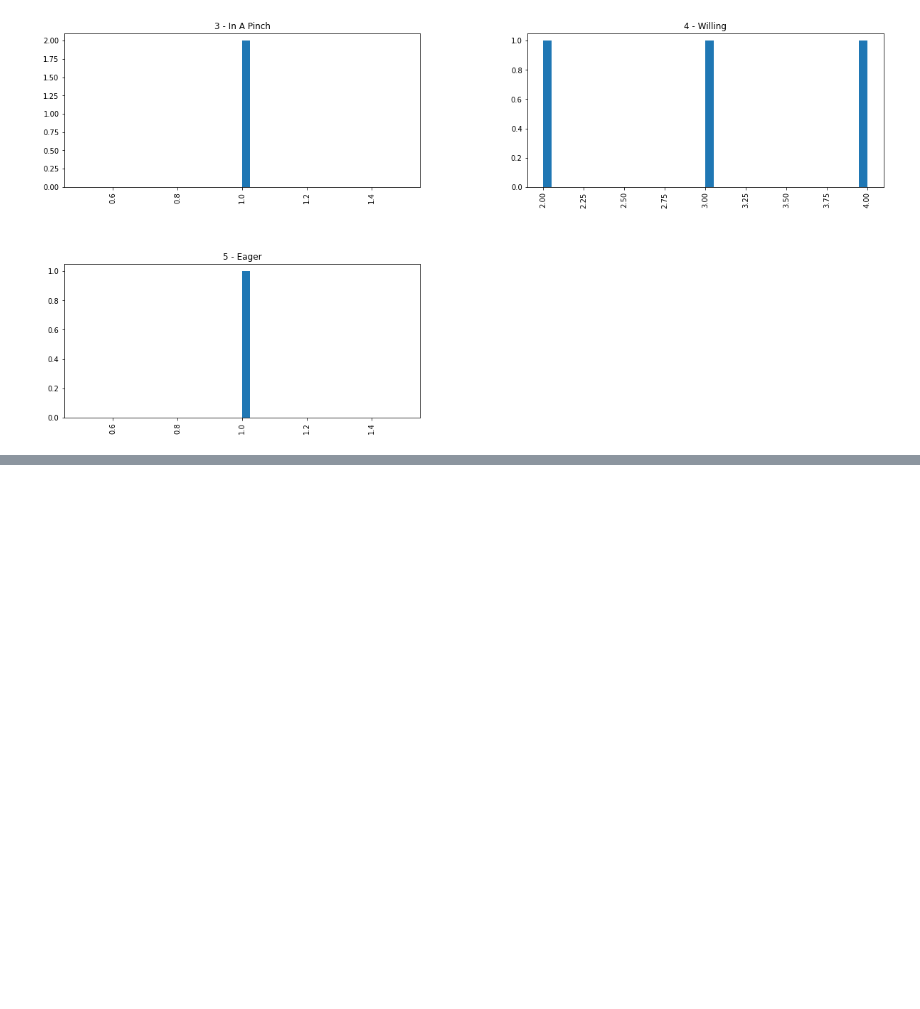
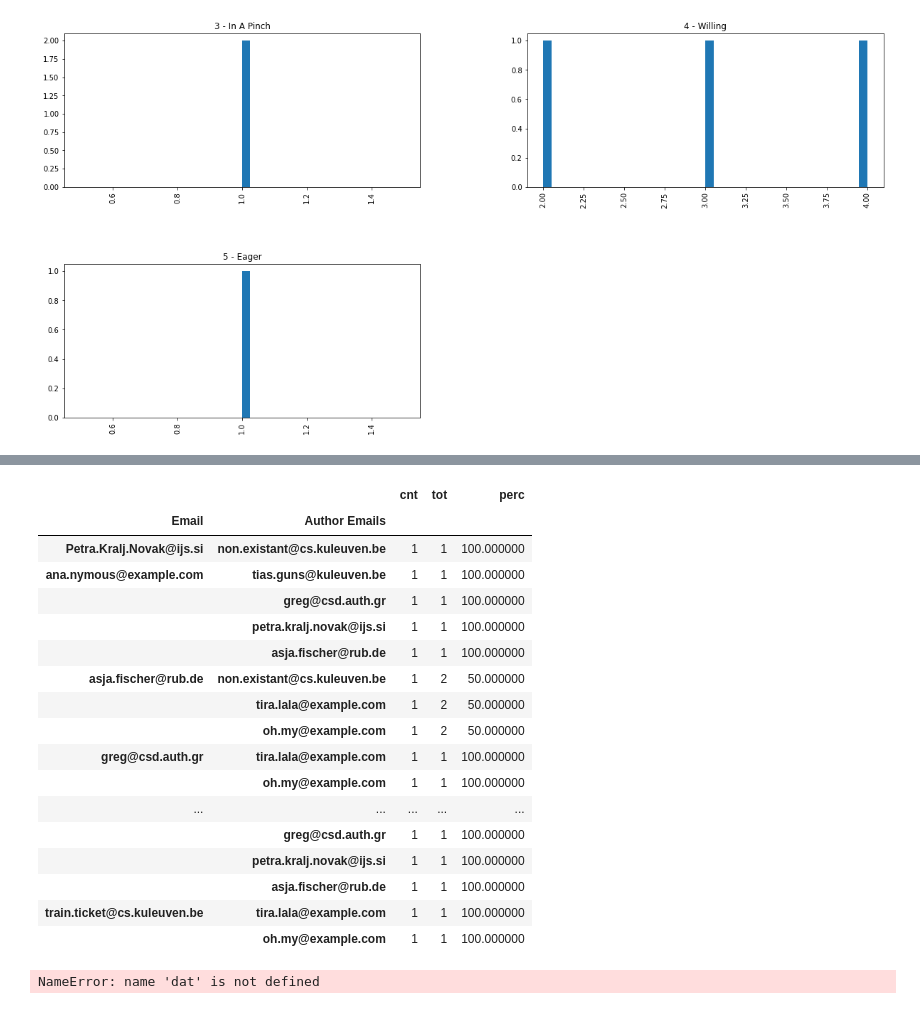
Before and after one commit to tias/program_chair_scripts, a Jupyter notebook: 03a_analyze_bidding.ipynb, the cells around one changed output, grey strips where cells are left out. Cells and saved outputs as stored; diff of their text form; code cells hidden in the pictures; blank space fills up the shorter version.

```diff
--- a/03a_analyze_bidding.ipynb
+++ b/03a_analyze_bidding.ipynb
@@ -70,0 +120,25 @@ array([[<Axes: title={'center': '3 - In A Pinch'}>,
+# %%
+bid_author_freqs
+# %% [output]
+|  |  | cnt | tot | perc |
+| Email | Author Emails |  |  |  |
+| Petra.Kralj.Novak@ijs.si | non.existant@cs.kuleuven.be | 1 | 1 | 100.000000 |
+| ana.nymous@example.com | tias.guns@kuleuven.be | 1 | 1 | 100.000000 |
+|  | greg@csd.auth.gr | 1 | 1 | 100.000000 |
+|  | petra.kralj.novak@ijs.si | 1 | 1 | 100.000000 |
+|  | asja.fischer@rub.de | 1 | 1 | 100.000000 |
+| asja.fischer@rub.de | non.existant@cs.kuleuven.be | 1 | 2 | 50.000000 |
+|  | tira.lala@example.com | 1 | 2 | 50.000000 |
+|  | oh.my@example.com | 1 | 2 | 50.000000 |
+| greg@csd.auth.gr | tira.lala@example.com | 1 | 1 | 100.000000 |
+|  | oh.my@example.com | 1 | 1 | 100.000000 |
+| ... | ... | ... | ... | ... |
+|  | greg@csd.auth.gr | 1 | 1 | 100.000000 |
+|  | petra.kralj.novak@ijs.si | 1 | 1 | 100.000000 |
+|  | asja.fischer@rub.de | 1 | 1 | 100.000000 |
+| train.ticket@cs.kuleuven.be | tira.lala@example.com | 1 | 1 | 100.000000 |
+|  | oh.my@example.com | 1 | 1 | 100.000000 |
+# %%
+dat
+# %% [output]
+NameError: name 'dat' is not defined
```
Also changed, not shown: parts of 6 cells of this notebook.
